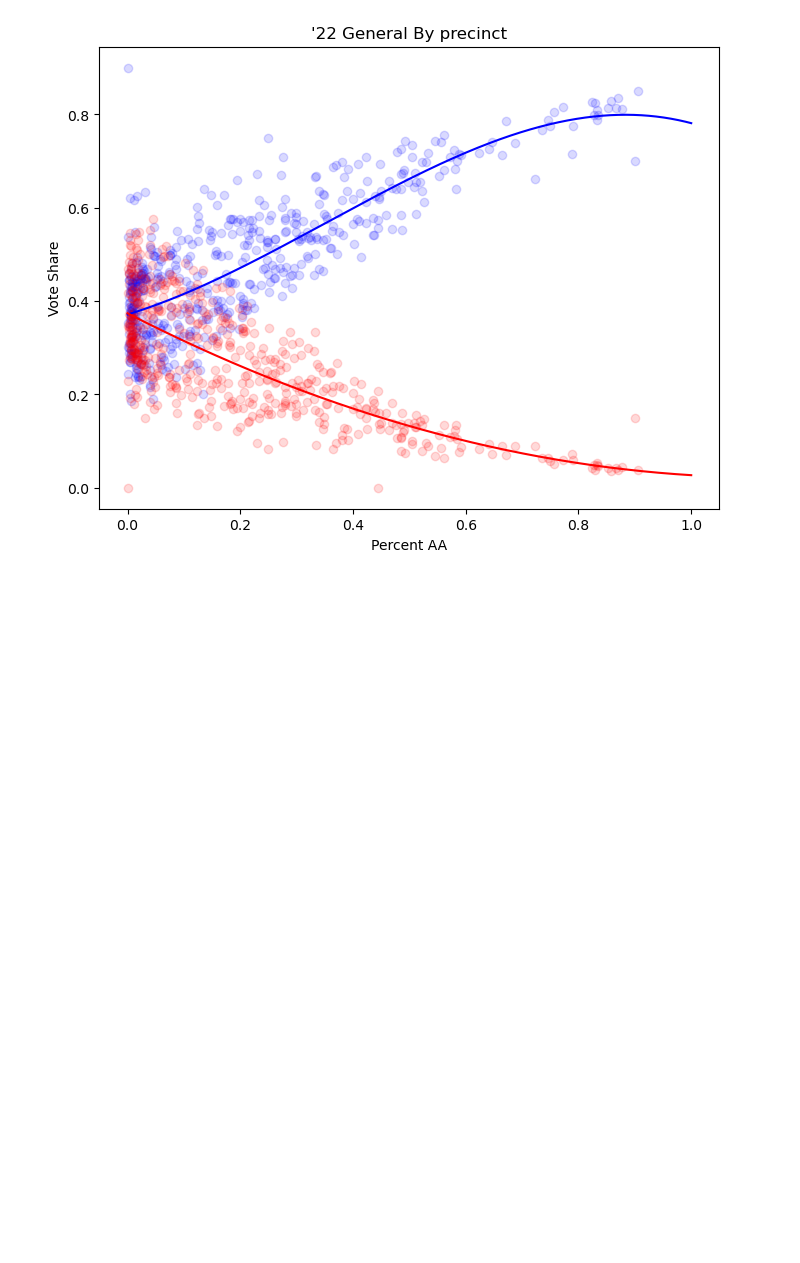
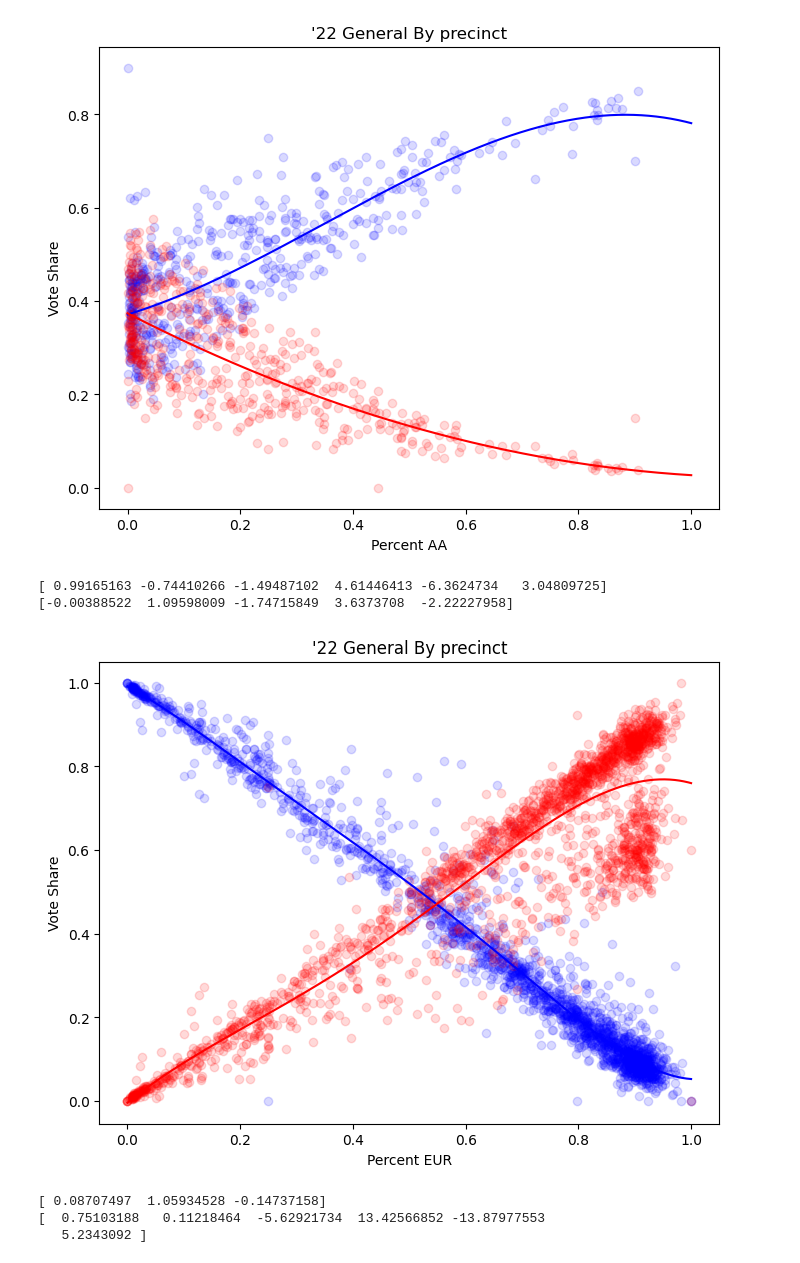
Before and after one commit to dwang00/cse416-rockets, a Jupyter notebook: python_stuff/cse416_seawulf-main/Gingles test.ipynb, the cells around one changed output. Cells and saved outputs as stored; diff of their text form; code cells hidden in the pictures; blank space fills up the shorter version.

```diff
--- a/python_stuff/cse416_seawulf-main/Gingles test.ipynb
+++ b/python_stuff/cse416_seawulf-main/Gingles test.ipynb
@@ -98,0 +111,70 @@ for viable_race in viable_races:
+# %%
+import json
+
+def create_gingles_json(x_column, y_column, params, file_path=None, debug=False):
+    data_points = [{'x': x, 'y': y} for x, y in zip(x_column, y_column)]
+    json_data = {'dataPoints':data_points, 'function':params}
+    json_str = json.dumps(json_data)
+
+    if file_path is not None:
+        output_file_path = f"{file_path}.json"
+        with open(output_file_path, 'w') as file:
+            file.write(json_str)
+
+    if debug:
+        print(json_str)
+
+    return json_str
+# %%
+for viable_race in viable_races:
+    fig, ax = plt.subplots(figsize=(8, 6))
+    current_data = None
+    for viable_party in viable_parties:
+
+        x_data = de_prec[f'ETH1_{viable_race}']/de_prec[f'TOTAL_REG']
+        y_data = de_prec[f'PARTY_{viable_party}']/de_prec[f'TOTAL_REG']
+
+        # No voters mean no data
+        x_data[de_prec['TOTAL_REG'] == 0] = 0
+        y_data[de_prec['TOTAL_REG'] == 0] = 0
+
+        fitted_params = []
+        aic_values = []
+        for degree in range(1, 6):
+            params, covariance = curve_fit(model_function, x_data, y_data, maxfev=10000, p0=np.ones(degree+1))
+            fitted_params.append(params)
+
+            # Calculate the AIC value for the fitted model
+            y_pred = model_function(x_data, *params)
+            residuals = y_data - y_pred
+            rss = np.sum(residuals**2)
+            n = len(x_data)
+            k = degree + 1  # Number of parameters in the model, penalize for complexity
+            aic = n * np.log(rss / n) + 3 * k
+            aic_values.append(aic)
+
+        # Find the best model based on AIC (lower AIC indicates a better model fit)
+        best_degree = np.argmin(aic_values) + 1
+        best_params = fitted_params[best_degree - 1]
+        data = create_gingles_json(x_data, y_data, best_params.tolist(),
+                                   file_path=f'AL_GINGLES_{viable_race}_{viable_party}')
+        print(best_params)
+
+        # Generate predictions using the best fitted model
+        x = np.linspace(0, 1, 1000)
+        y_pred_best = model_function(x, *best_params)
+        color = colormap[viable_party]
+        ax.scatter(x_data, y_data, alpha=.15, color=color, label='Original Data')
+        ax.plot(x, y_pred_best, color=color, label=f'Best Fit (Degree {best_degree})')
+
+    ax.set_xlabel(f'Percent {viable_race}')
+    ax.set_ylabel('Vote Share')
+    ax.set_title(f"'22 General By precinct")
+    plt.show()
+# %% [output]
+[ 0.99165163 -0.74410266 -1.49487102  4.61446413 -6.3624734   3.04809725]
+[-0.00388522  1.09598009 -1.74715849  3.6373708  -2.22227958]
+[figure, added]
+[ 0.08707497  1.05934528 -0.14737158]
+[  0.75103188   0.11218464  -5.62921734  13.42566852 -13.87977553
+   5.2343092 ]
```
Also changed, not shown: parts of 2 cells of this notebook, 24 other files.
